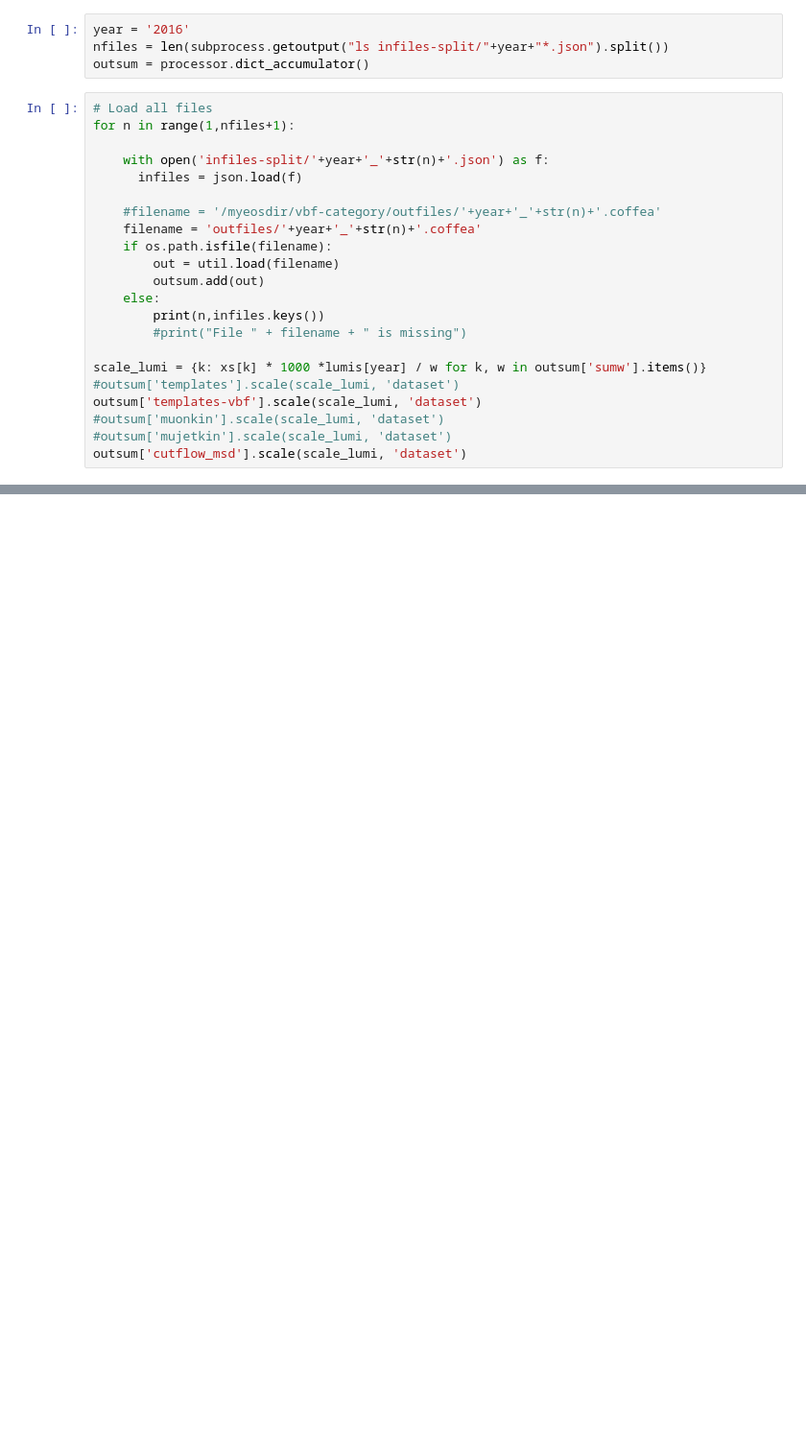
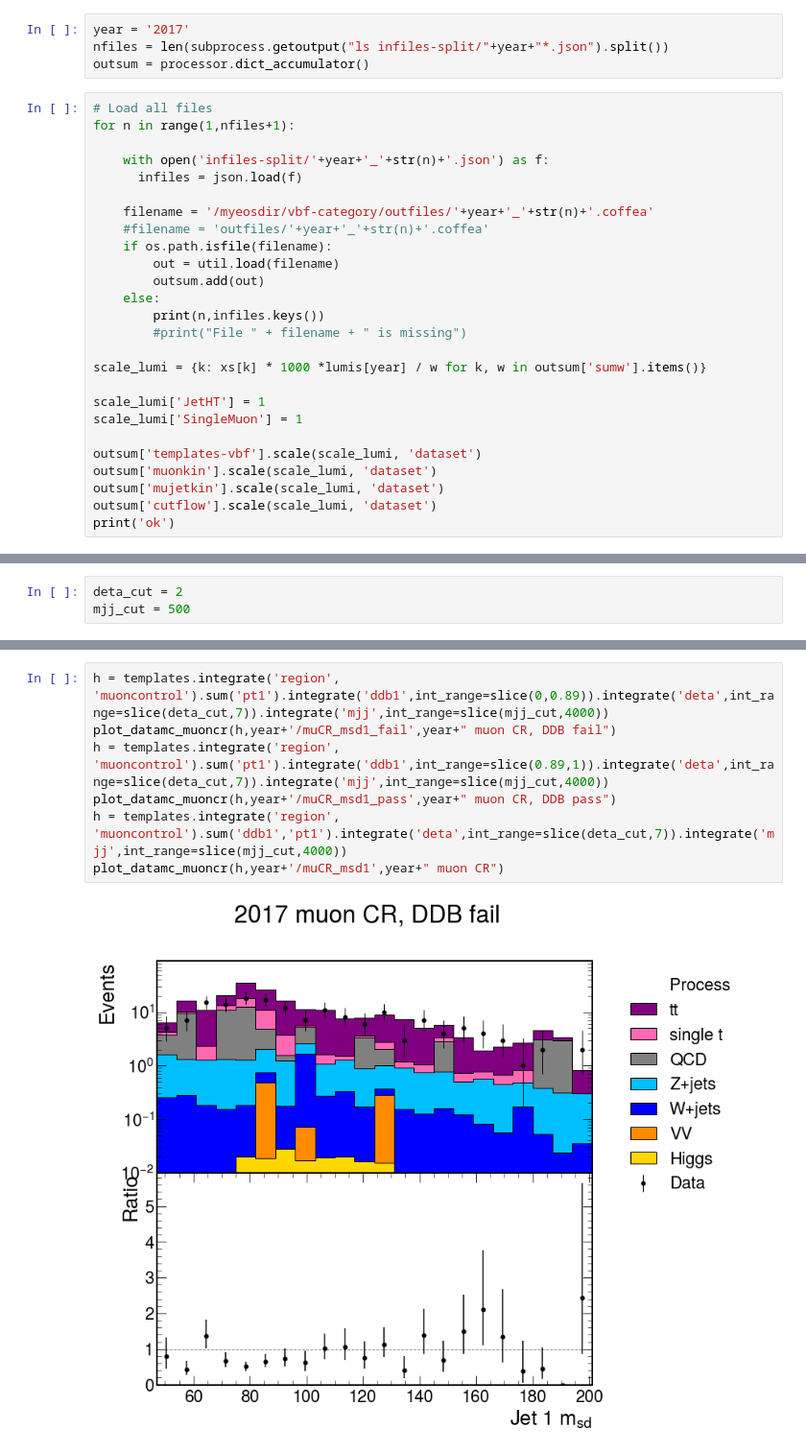
Before and after one commit to jennetd/hbb-cut-based, a Jupyter notebook: vbf-category/vbf-muCR.ipynb, the cells around one changed output, grey strips where cells are left out. Shown at 96% size. Saved outputs shown, nothing was run; the diff lists cells and outputs as text; blank space fills up the shorter version.

```diff
--- a/vbf-category/vbf-muCR.ipynb
+++ b/vbf-category/vbf-muCR.ipynb
@@ -27,5 +22,5 @@ systematics = ['nominal',
 # %%
-year = '2016'
+year = '2017'
 nfiles = len(subprocess.getoutput("ls infiles-split/"+year+"*.json").split())
 outsum = processor.dict_accumulator()
 # %%
@@ -35,8 +30,8 @@ for n in range(1,nfiles+1):
     with open('infiles-split/'+year+'_'+str(n)+'.json') as f:
       infiles = json.load(f)
 
-    #filename = '/myeosdir/vbf-category/outfiles/'+year+'_'+str(n)+'.coffea'
-    filename = 'outfiles/'+year+'_'+str(n)+'.coffea'
+    filename = '/myeosdir/vbf-category/outfiles/'+year+'_'+str(n)+'.coffea'
+    #filename = 'outfiles/'+year+'_'+str(n)+'.coffea'
     if os.path.isfile(filename):
         out = util.load(filename)
         outsum.add(out)
@@ -45,9 +40,13 @@ for n in range(1,nfiles+1):
         #print("File " + filename + " is missing")
 
 scale_lumi = {k: xs[k] * 1000 *lumis[year] / w for k, w in outsum['sumw'].items()}
-#outsum['templates'].scale(scale_lumi, 'dataset')
+
+scale_lumi['JetHT'] = 1
+scale_lumi['SingleMuon'] = 1
+
 outsum['templates-vbf'].scale(scale_lumi, 'dataset')
-#outsum['muonkin'].scale(scale_lumi, 'dataset')
-#outsum['mujetkin'].scale(scale_lumi, 'dataset')
-outsum['cutflow_msd'].scale(scale_lumi, 'dataset')
+outsum['muonkin'].scale(scale_lumi, 'dataset')
+outsum['mujetkin'].scale(scale_lumi, 'dataset')
+outsum['cutflow'].scale(scale_lumi, 'dataset')
+print('ok')
 # %% [output]
@@ -85,2 +85,5 @@ cutflow.integrate('process','ttbar').values()
+# %%
+deta_cut = 2
+mjj_cut = 500
 # %%
 templates = outsum['templates-vbf'].group('dataset', hist.Cat('process', 'Process'), pmap).integrate('systematic','nominal')
@@ -95,0 +92,9 @@ ValueError: Reducing along axis <Bin (name=deta) instance at 0x...>: requested s
+# %%
+h = templates.integrate('region', 'muoncontrol').sum('pt1').integrate('ddb1',int_range=slice(0,0.89)).integrate('deta',int_range=slice(deta_cut,7)).integrate('mjj',int_range=slice(mjj_cut,4000))
+plot_datamc_muoncr(h,year+'/muCR_msd1_fail',year+" muon CR, DDB fail")
+h = templates.integrate('region', 'muoncontrol').sum('pt1').integrate('ddb1',int_range=slice(0.89,1)).integrate('deta',int_range=slice(deta_cut,7)).integrate('mjj',int_range=slice(mjj_cut,4000))
+plot_datamc_muoncr(h,year+'/muCR_msd1_pass',year+" muon CR, DDB pass")
+h = templates.integrate('region', 'muoncontrol').sum('ddb1','pt1').integrate('deta',int_range=slice(deta_cut,7)).integrate('mjj',int_range=slice(mjj_cut,4000))
+plot_datamc_muoncr(h,year+'/muCR_msd1',year+" muon CR")
+# %% [output]
+[figure, added]
```
Also changed, not shown: parts of 15 cells of this notebook, 22 other files.
